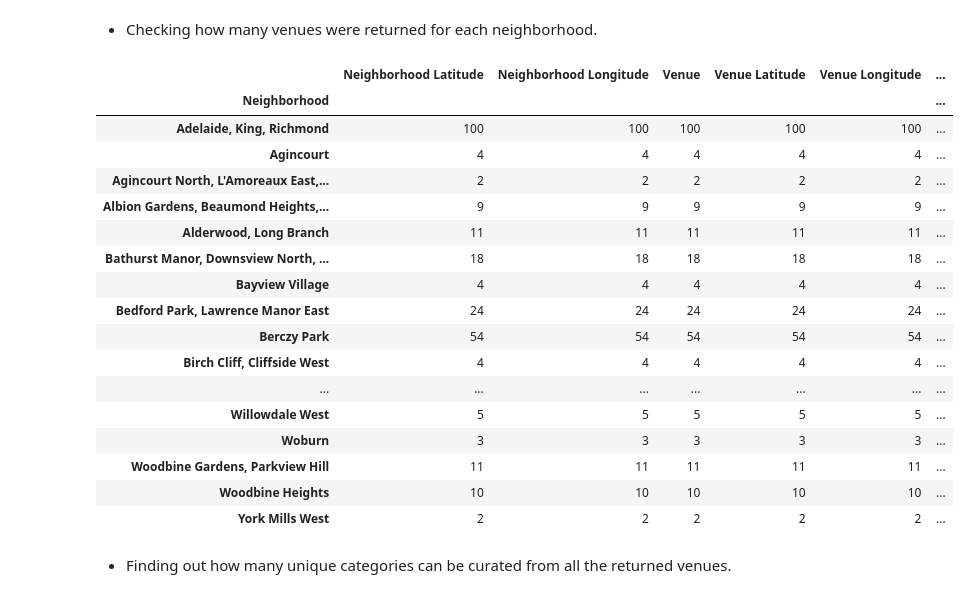
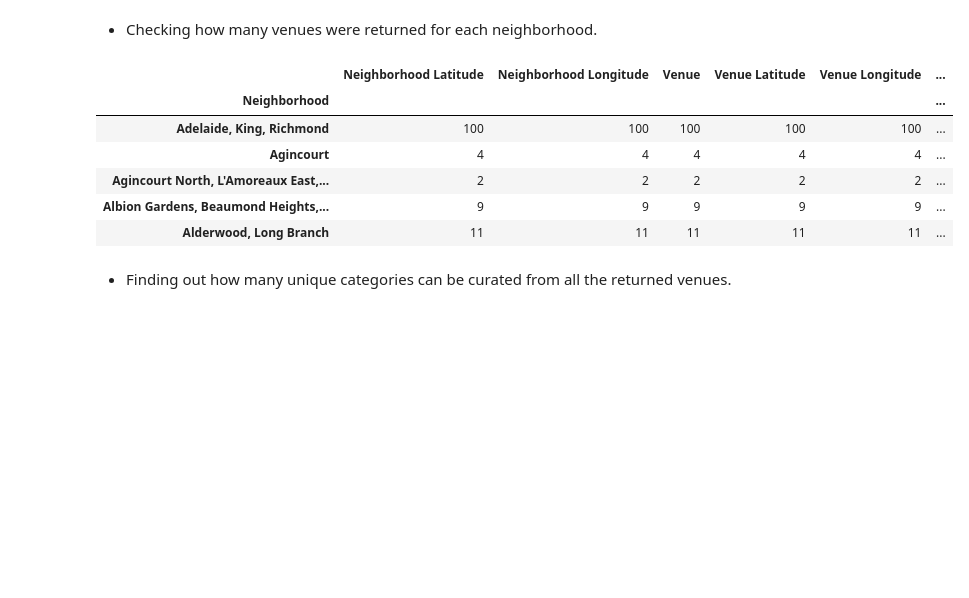
Before and after one commit to valeriomarra/IBM-Data-Science-Professional-Certificate-Specialization, a Jupyter notebook: 6-Applied Data Science - The Battle of Neighborhoods.ipynb, the cells around one changed output. Saved outputs shown, nothing was run; the diff lists cells and outputs as text; code cells hidden in the pictures; blank space fills up the shorter version.

```diff
--- a/6-Applied Data Science - The Battle of Neighborhoods.ipynb
+++ b/6-Applied Data Science - The Battle of Neighborhoods.ipynb
@@ -329,26 +328,15 @@ Islington Avenue does not match!
 # %% [markdown]
 - Checking how many venues were returned for each neighborhood.
 # %%
-toronto_venues.groupby('Neighborhood').count()
+toronto_venues.groupby('Neighborhood').count().head()
 # %% [output]
 |  | Neighborhood Latitude | Neighborhood Longitude | Venue | Venue Latitude | Venue Longitude | ... |
 | Neighborhood |  |  |  |  |  | ... |
 | Adelaide, King, Richmond | 100 | 100 | 100 | 100 | 100 | ... |
 | Agincourt | 4 | 4 | 4 | 4 | 4 | ... |
 | Agincourt North, L'Amoreaux East,... | 2 | 2 | 2 | 2 | 2 | ... |
 | Albion Gardens, Beaumond Heights,... | 9 | 9 | 9 | 9 | 9 | ... |
 | Alderwood, Long Branch | 11 | 11 | 11 | 11 | 11 | ... |
-| Bathurst Manor, Downsview North, ... | 18 | 18 | 18 | 18 | 18 | ... |
-| Bayview Village | 4 | 4 | 4 | 4 | 4 | ... |
-| Bedford Park, Lawrence Manor East | 24 | 24 | 24 | 24 | 24 | ... |
-| Berczy Park | 54 | 54 | 54 | 54 | 54 | ... |
-| Birch Cliff, Cliffside West | 4 | 4 | 4 | 4 | 4 | ... |
-| ... | ... | ... | ... | ... | ... | ... |
-| Willowdale West | 5 | 5 | 5 | 5 | 5 | ... |
-| Woburn | 3 | 3 | 3 | 3 | 3 | ... |
-| Woodbine Gardens, Parkview Hill | 11 | 11 | 11 | 11 | 11 | ... |
-| Woodbine Heights | 10 | 10 | 10 | 10 | 10 | ... |
-| York Mills West | 2 | 2 | 2 | 2 | 2 | ... |
 # %% [markdown]
 - Finding out how many unique categories can be curated from all the returned venues.
 # %%
```
Also changed, not shown: parts of 1 cell of this notebook.
